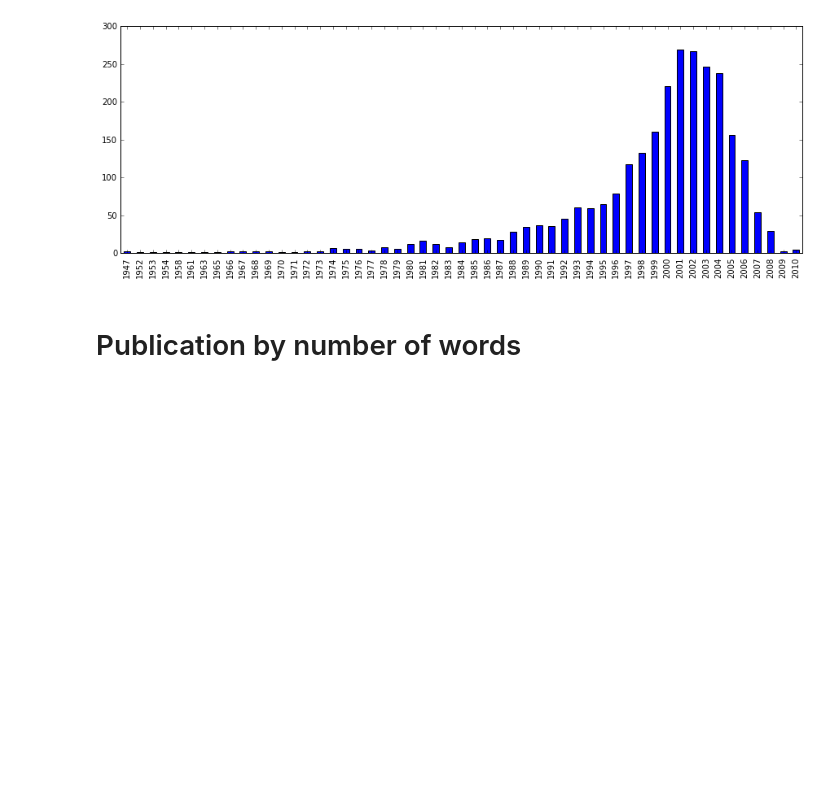
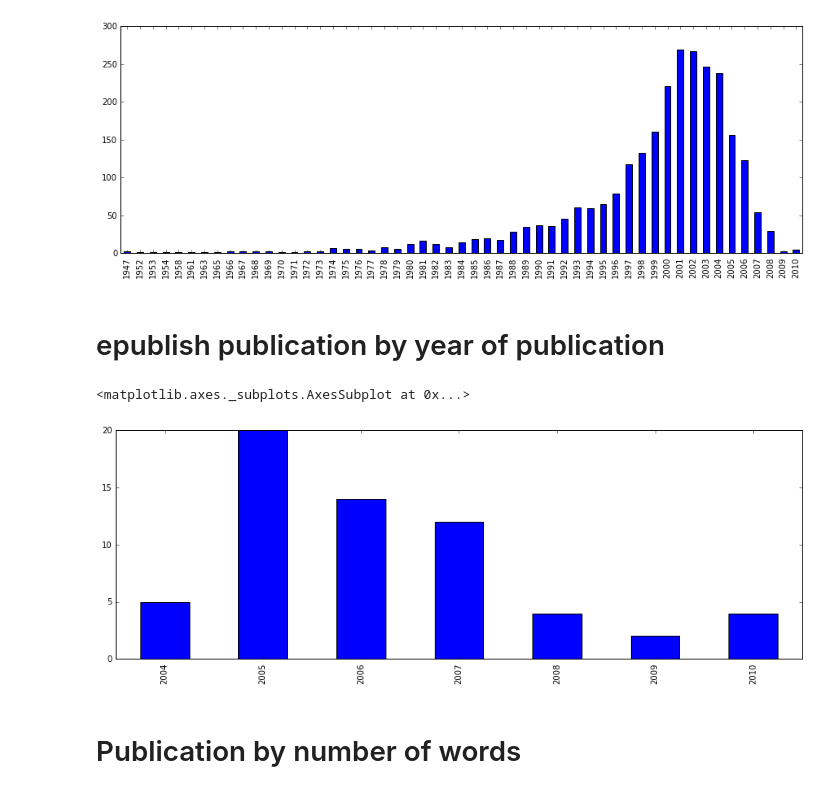
Before and after one commit to chinskiy/codeminders_test_nlp, a Jupyter notebook: main.ipynb, the cells around one changed output. Drawn from its saved outputs; the diff is of its cells as text; code cells hidden in the pictures; blank space fills up the shorter version.

```diff
--- a/main.ipynb
+++ b/main.ipynb
@@ -62,6 +66,14 @@ dates.dt.year.value_counts(sort=False).sort_index().plot(kind='bar', figsize=(15
 # %% [output]
 <matplotlib.axes._subplots.AxesSubplot at 0x...>
 [figure]
+# %% [markdown]
+# epublish publication by year of publication
+# %%
+dates = pd.to_datetime((df.datecreated[(df.datecreated != 'not available') & (df.publicationstatus == 'epublish')]))
+dates.dt.year.value_counts(sort=False).sort_index().plot(kind='bar', figsize=(15, 5))
+# %% [output]
+<matplotlib.axes._subplots.AxesSubplot at 0x...>
+[figure, added]
 # %% [markdown]
 # Publication by number of words
 # %%
```
Also changed, not shown: parts of 5 cells of this notebook.
